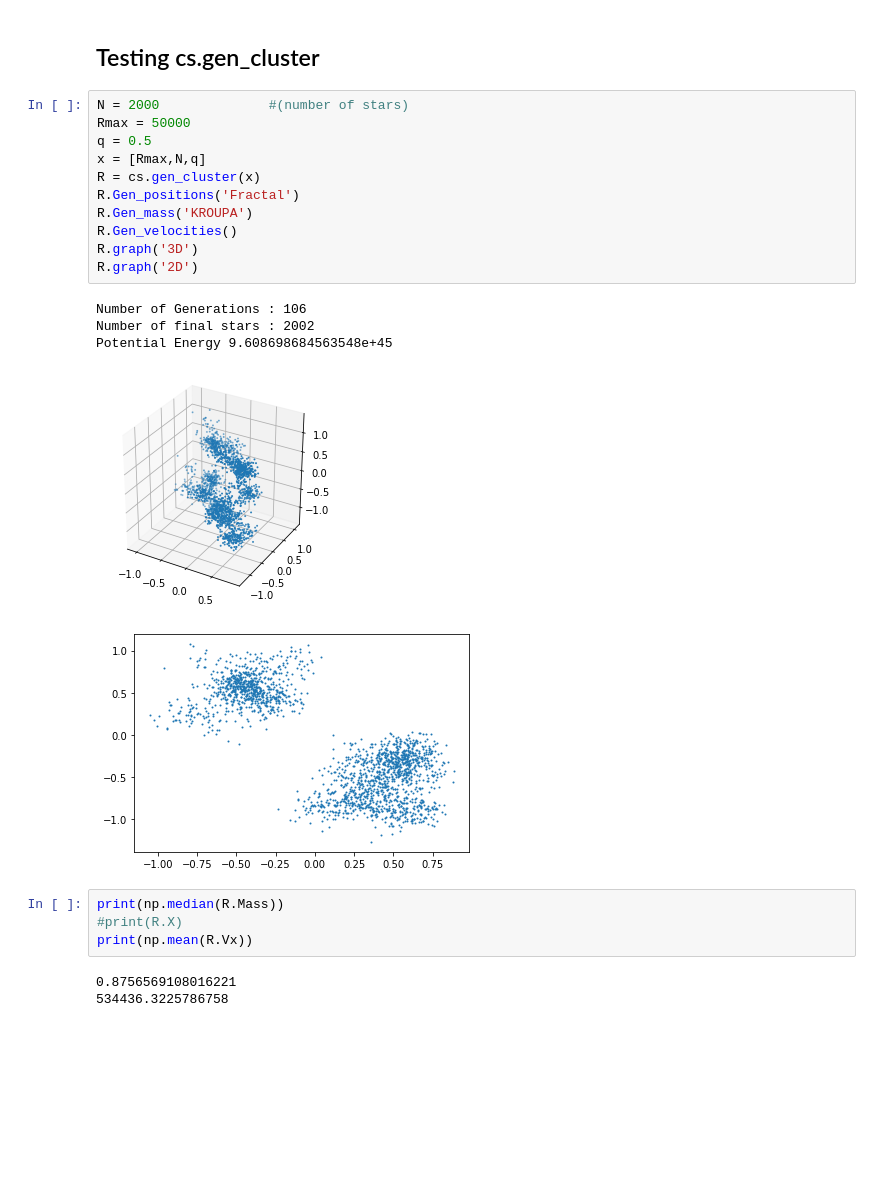
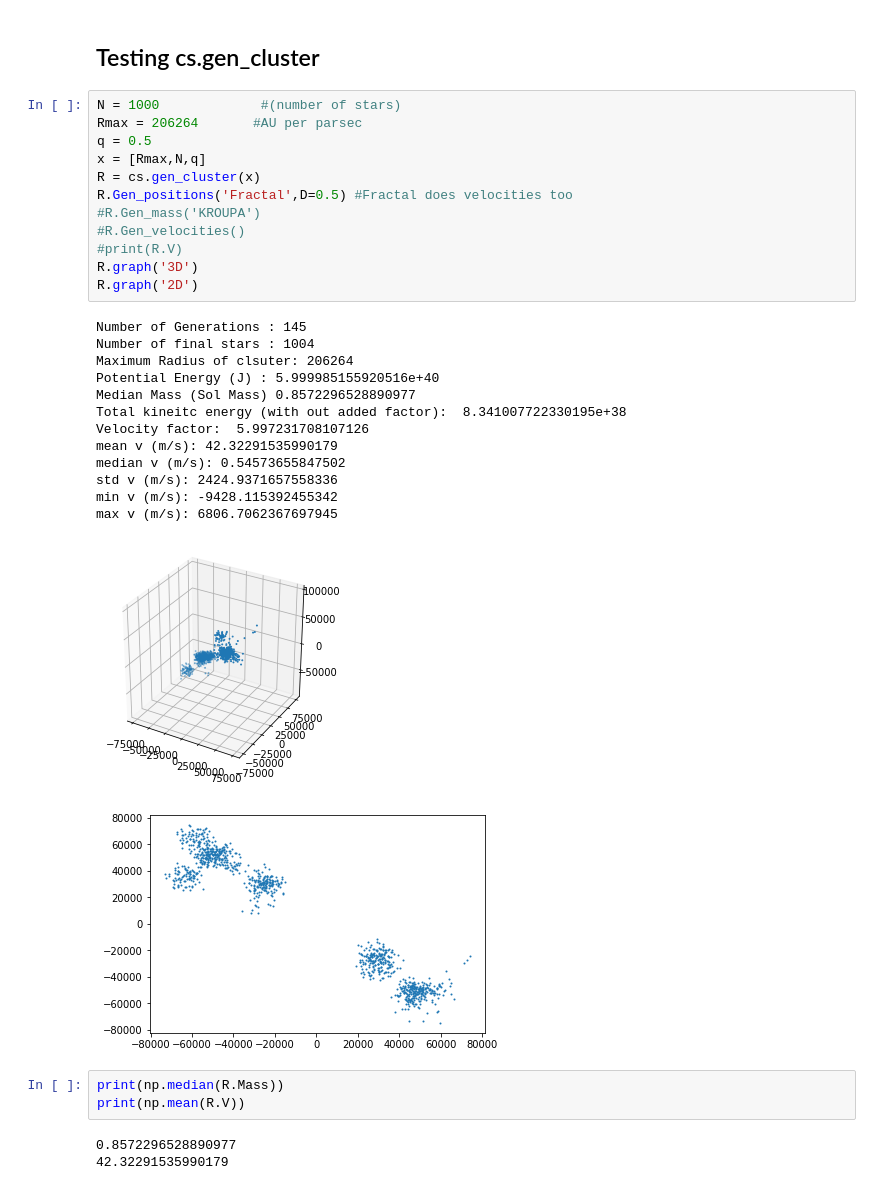
Before and after one commit to RhysAlfShaw/MSc_Project_Code, a Jupyter notebook: clustersimply_test.ipynb, the cells around one changed output. Cells and saved outputs as stored; diff of their text form; blank space fills up the shorter version.

Commit message:
Added v to fractal v

```diff
--- a/clustersimply_test.ipynb
+++ b/clustersimply_test.ipynb
@@ -17,29 +18,38 @@ Meas.graph('3D',a,e)
 # %% [markdown]
 ## Testing cs.gen_cluster
 # %%
-N = 2000              #(number of stars)
-Rmax = 50000
+N = 1000             #(number of stars)
+Rmax = 206264       #AU per parsec
 q = 0.5
 x = [Rmax,N,q]
 R = cs.gen_cluster(x)
-R.Gen_positions('Fractal')
-R.Gen_mass('KROUPA')
-R.Gen_velocities()
+R.Gen_positions('Fractal',D=0.5) #Fractal does velocities too
+#R.Gen_mass('KROUPA')
+#R.Gen_velocities()
+#print(R.V)
 R.graph('3D')
 R.graph('2D')
 # %% [output]
-Number of Generations : 106
-Number of final stars : 2002
-Potential Energy 9.608698684563548e+45
+Number of Generations : 145
+Number of final stars : 1004
+Maximum Radius of clsuter: 206264
+Potential Energy (J) : 5.999985155920516e+40
+Median Mass (Sol Mass) 0.8572296528890977
+Total kineitc energy (with out added factor):  8.341007722330195e+38
+Velocity factor:  5.997231708107126
+mean v (m/s): 42.32291535990179
+median v (m/s): 0.54573655847502
+std v (m/s): 2424.9371657558336
+min v (m/s): -9428.115392455342
+max v (m/s): 6806.7062367697945
-[figure, old version]
+[figure, new version]
-[figure, old version]
+[figure, new version]
 # %%
 print(np.median(R.Mass))
-#print(R.X)
-print(np.mean(R.Vx))
+print(np.mean(R.V))
 # %% [output]
-0.8756569108016221
-534436.3225786758
+0.8572296528890977
+42.32291535990179
 # %%
 theta = np.array([np.pi])
 phi = np.array([0])
```
Also changed, not shown: parts of 6 cells of this notebook, 3 other files.
